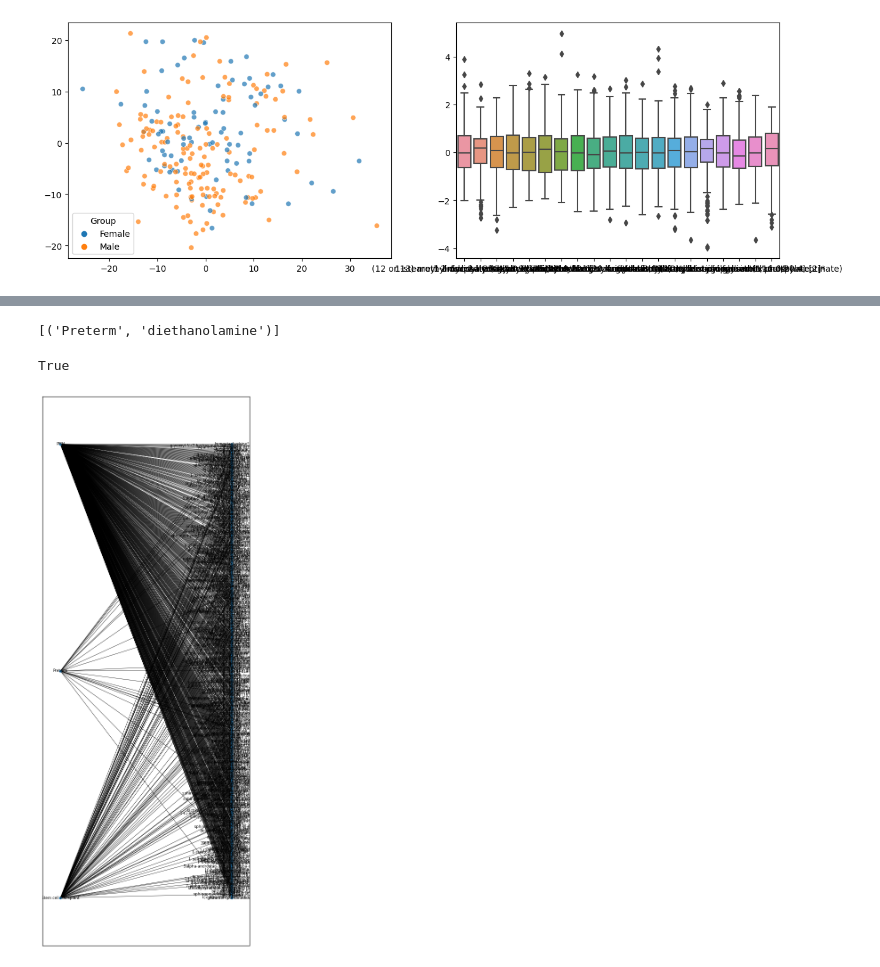
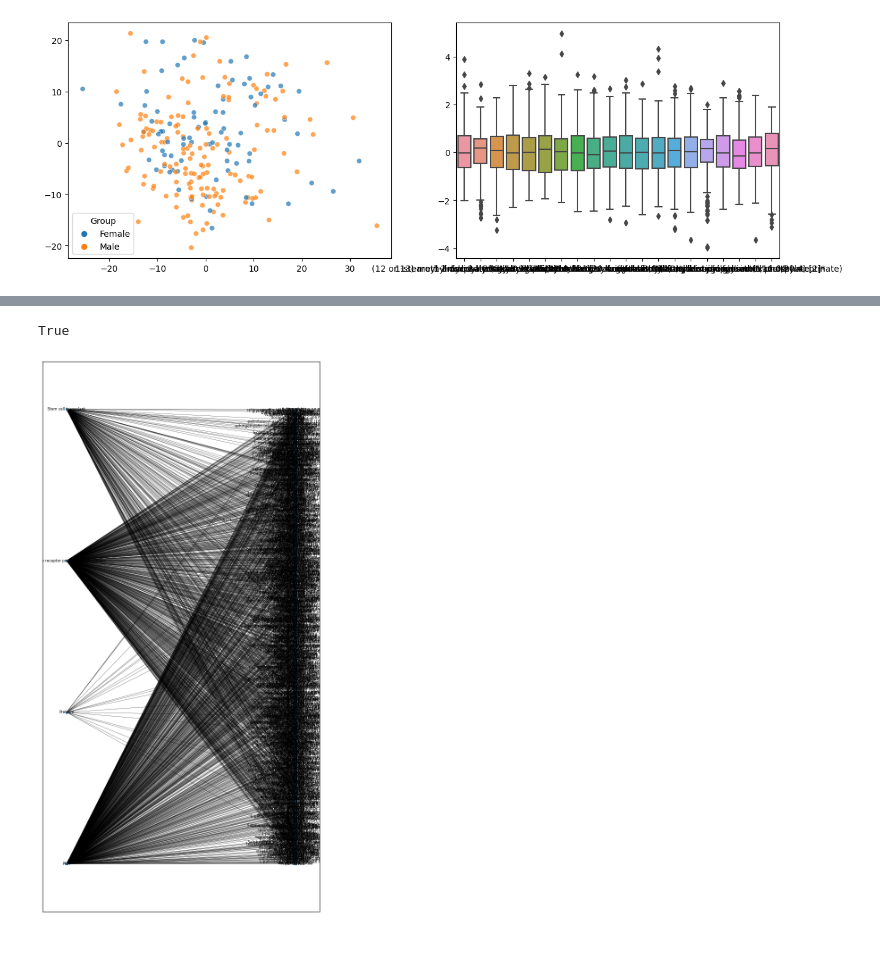
Before and after one commit to cwieder/MetHDN, a Jupyter notebook: Metabolon/scratch1.ipynb, the cells around one changed output, grey strips where cells are left out. Drawn from its saved outputs; the diff is of its cells as text; code cells hidden in the pictures.

```diff
--- a/Metabolon/scratch1.ipynb
+++ b/Metabolon/scratch1.ipynb
@@ -38,6 +42,7 @@ class MetabolonDataset:
 
         self.read_data(file_path)
         self.preprocess_data()
+        self.da_testing()
 
     def read_data(self, file_path):
         """
@@ -50,7 +55,9 @@ class MetabolonDataset:
         metadata = pd.read_csv(file_path + '/s_' + self.id + '.txt', sep = '\t')
 
         self.metadata = metadata
-        print(metadata[[self.md_sampname, self.md_group]])
+        self.metadata[self.md_sampname] = self.metadata[self.md_sampname].astype(str)
+        print(metadata[[self.md_sampname, self.md_group]].head())
+
         return data, metadata
 
     def preprocess_data(self):
@@ -59,16 +66,22 @@ class MetabolonDataset:
         data_filt.columns = data_filt.iloc[self.identifiers_row, :].astype(str)
         data_filt = data_filt.iloc[self.first_row_index:, self.first_col_index:]
 
+        # ensure all data is numeric
+        data_filt = data_filt.apply(pd.to_numeric, errors='coerce')
+
         # Transpose
         data_filt = data_filt.T
 
         # Missingness checks
+        # replace empty strings with NaN
+        data_filt = data_filt.replace(['', ' '], np.nan)
         # Delete colums and rows where all values are missing
         data_filt = data_filt.dropna(axis=0, how='all')
         data_filt = data_filt.dropna(axis=1, how='all')
 
         data_filt = data_filt.dropna(axis=1, thresh=0.3*data_filt.shape[0])
         missing_pct = data_filt.isnull().sum().sum() / (data_filt.shape[0] * data_filt.shape[1]) * 100
+        print(f"Missingness: {missing_pct:.2f}%")
 
         # impute missing values
         imputer = KNNImputer(n_neighbors=2, weights="uniform").set_output(transform="pandas")
@@ -84,6 +97,7 @@ class MetabolonDataset:
         # add metadata column
         md_dict = dict(zip(self.metadata[self.md_sampname], self.metadata[self.md_group]))
         data_scaled['Group'] = data_scaled.index.map(md_dict)
+
 
         # filter on metadata
         # TODO check whether to rescale after filtering
@@ -127,6 +141,18 @@ class MetabolonDataset:
 
         # return significant metabolites
         self.DA_metabolites = pval_df[pval_df['FDR_P-value'] < 0.05].index.tolist()
+        print(f"Number of differentially abundant metabolites: {len(self.DA_metabolites)}")
 
         # generate tuples for nx links
         self.connection = [(self.node_name, met) for met in self.DA_metabolites]
+# %%
+erbc_data = MetabolonDataset(
+    file_path = 'MTBLS3342',
+    id = 'MTBLS3342',
+    node_name = 'estrogen receptor positive breast cancers',
+    first_row_index = 5,
+    first_col_index = 6,
+    identifiers_row=0,
+    md_sampname='Source Name',
+    md_group = 'Factor Value[IACS Response]',
+    md_filter=['responder', 'resistant'])
@@ -255,17 +280,13 @@ pmh_data.da_testing()
 # %%
 import networkx as nx
-# %%
-preterm_data.connection
-# %% [output]
-[('Preterm', 'diethanolamine')]
 # %%
 from networkx.algorithms import bipartite
 B = nx.Graph()
-# Add nodes with the node attribute "bipartite"
-B.add_nodes_from([sct_data.node_name, pmh_data.node_name, preterm_data.node_name], bipartite=0)
-B.add_nodes_from(sct_data.DA_metabolites + pmh_data.DA_metabolites + preterm_data.DA_metabolites, bipartite=1)
+# Add nodes with the node attribute "bipartite"-
+B.add_nodes_from([sct_data.node_name, pmh_data.node_name, preterm_data.node_name, erbc_data.node_name], bipartite=0)
+B.add_nodes_from(sct_data.DA_metabolites + pmh_data.DA_metabolites + preterm_data.DA_metabolites + erbc_data.DA_metabolites, bipartite=1)
 # Add edges only between nodes of opposite node sets
-B.add_edges_from(sct_data.connection + pmh_data.connection + preterm_data.connection)
+B.add_edges_from(sct_data.connection + pmh_data.connection + preterm_data.connection + erbc_data.connection)
 # %%
 bottom_nodes, top_nodes = bipartite.sets(B)
 # %%
@@ -273,16 +294,16 @@ nx.is_connected(B)
 # %% [output]
 True
 # %%
-plt.figure(3,figsize=(6,16))
+plt.figure(3,figsize=(8,16))
 nx.draw_networkx(
     B,
     pos = nx.drawing.layout.bipartite_layout(B, bottom_nodes),
     font_size=6,
-    width = 0.5,
+    width = 0.3,
     with_labels=True,
     node_size=10,
     ) # Or whatever other display options you like
 
 plt.show()
 # %% [output]
-[figure, old version]
+[figure, new version]
```
Also changed, not shown: parts of 15 cells of this notebook.
